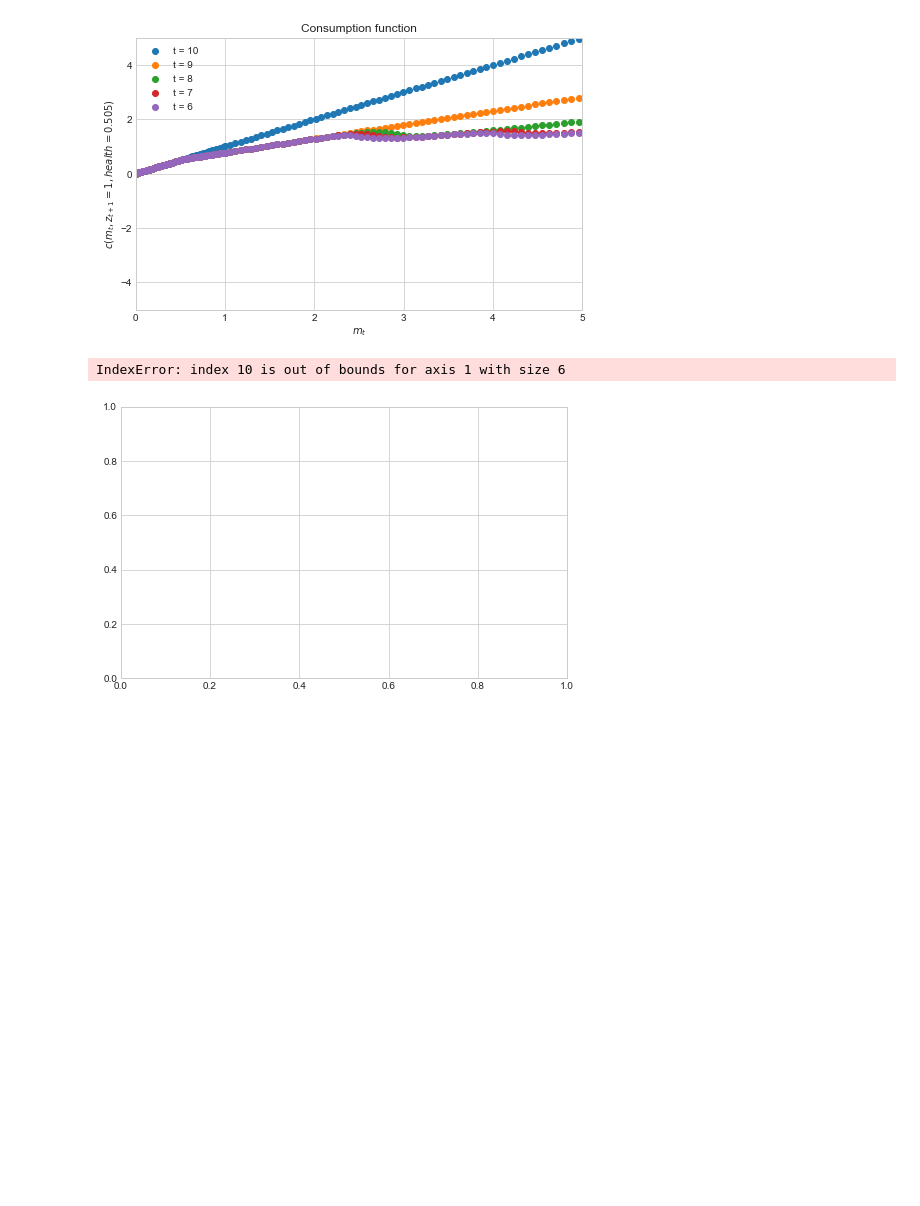
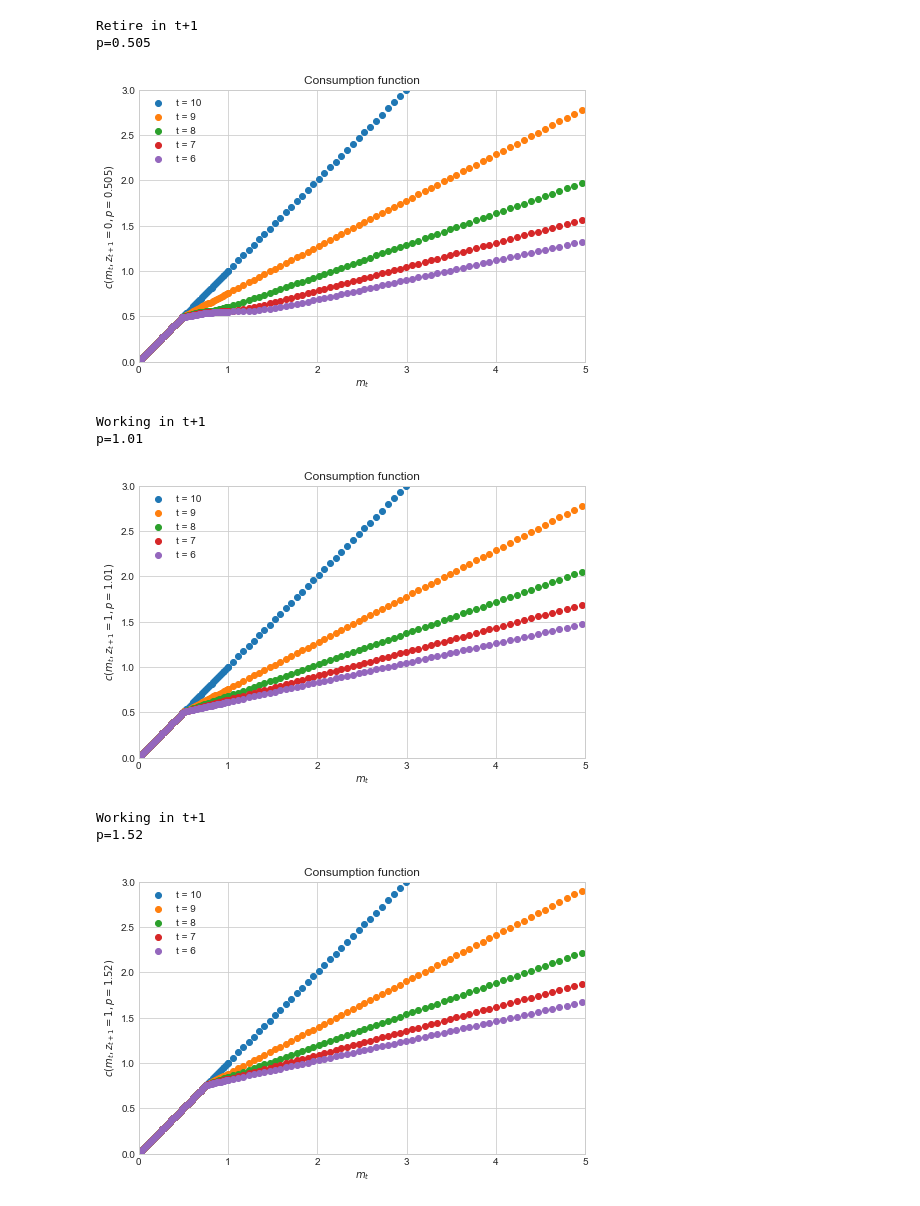
Before and after one commit to Fraekfyr91/-Lifecycle-model-with-labour-supply-and-health-investments, a Jupyter notebook: 05_dc_egm.ipynb, the cells around one changed output. Drawn from its saved outputs; the diff is of its cells as text; code cells hidden in the pictures; blank space fills up the shorter version.

```diff
--- a/05_dc_egm.ipynb
+++ b/05_dc_egm.ipynb
@@ -108,26 +73,37 @@ model.sol.c.shape
 # %%
 # Figure
-def figure_multi_dim(par,sol,T,i_h):
-    p = par.grid_h[i_h]
-
-    ts = [par.T, par.T-1, par.T-2, par.T-3, par.T-4]
+def figure_multi_dim(par,sol,z,i_p):
+    p = par.grid_p[i_p]
+    if z == 0:
+        print(f'Retire in t+1')
+        ts = [par.T, par.T-1, par.T-2, par.T-3, par.T-4]
+        print(f'p={p:.3}')
+    elif z ==1:
+        print(f'Working in t+1')
+        print(f'p={p:.3}')
+        ts = [par.T, par.T-1, par.T-2, par.T-3, par.T-4]
     fig = plt.figure(figsize=(8,5))
     ax = fig.add_subplot(1,1,1)
-
     for i in ts:
-        ax.scatter(par.grid_m,sol.c[i-1,T,:,i_h], label=f't = {i}')
+        ax.scatter(par.grid_m,sol.c[i-1,z,:,i_p], label=f't = {i}')
     ax.set_xlabel(f"$m_t$")
-    ax.set_ylabel(f"$c(m_t,z_{{t+1}} = {T}, health = {p:.3})$")
+    ax.set_ylabel(f"$c(m_t,z_{{t+1}} = {z}, p = {p:.3})$")
     ax.set_xlim([0, 5])
-    ax.set_ylim([-5,5])
+    ax.set_ylim([0,3])
     ax.set_title(f'Consumption function')
     plt.legend()
     plt.show()
 
-figure_multi_dim(model.par,model.sol, 1, 50)
-figure_multi_dim(model.par,model.sol, 10, 50)
-#figure_multi_dim(model.par,model.sol, 30, 50)
+figure_multi_dim(model.par,model.sol,0,25)
+figure_multi_dim(model.par,model.sol,1,50)
+figure_multi_dim(model.par,model.sol,1,75)
 # %% [output]
+Retire in t+1
+p=0.505
-[figure, old version]
+[figure, new version]
-IndexError: index 10 is out of bounds for axis 1 with size 6
+Working in t+1
+p=1.01
-[figure, old version]
+[figure, new version]
+Working in t+1
+p=1.52
+[figure, added]
```
Also changed, not shown: parts of 8 cells of this notebook, 2 other files.
